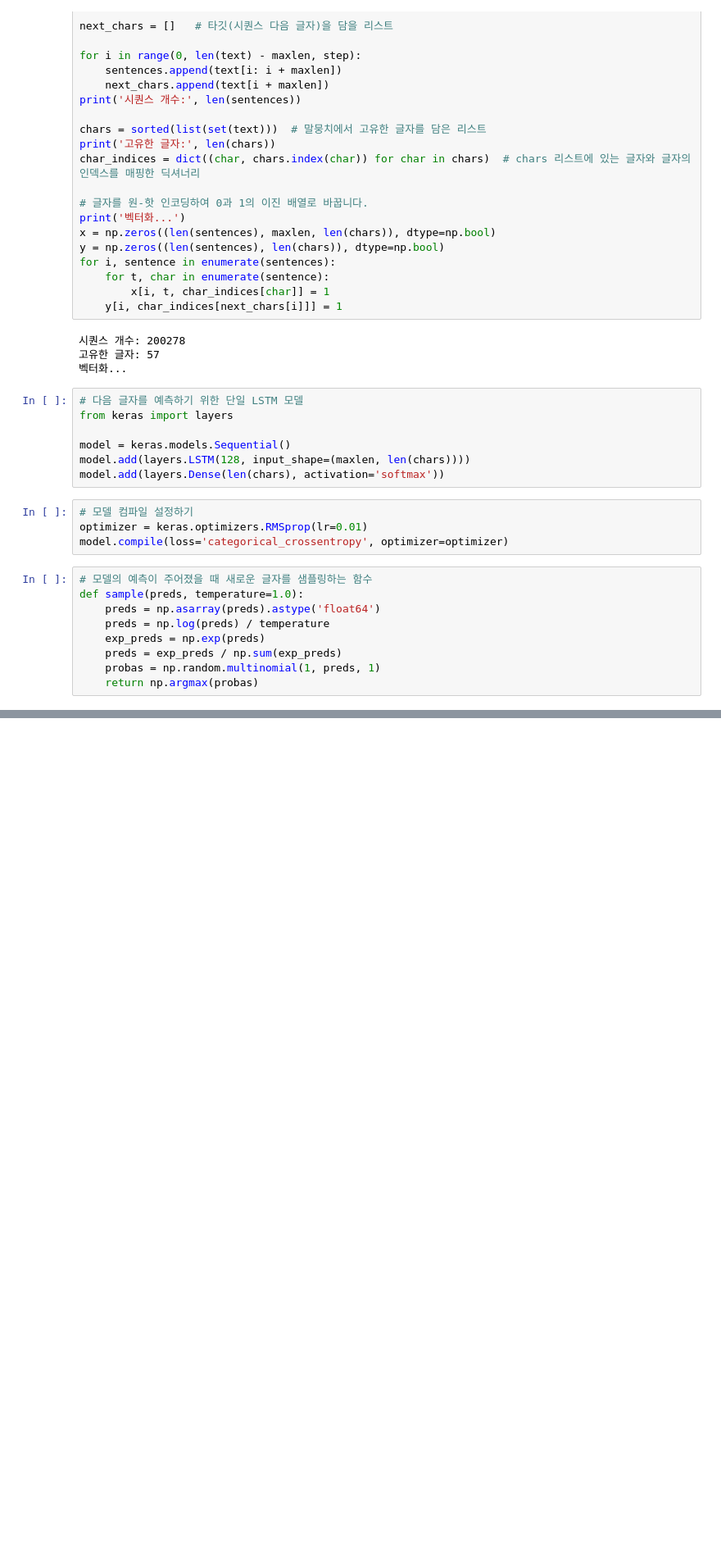
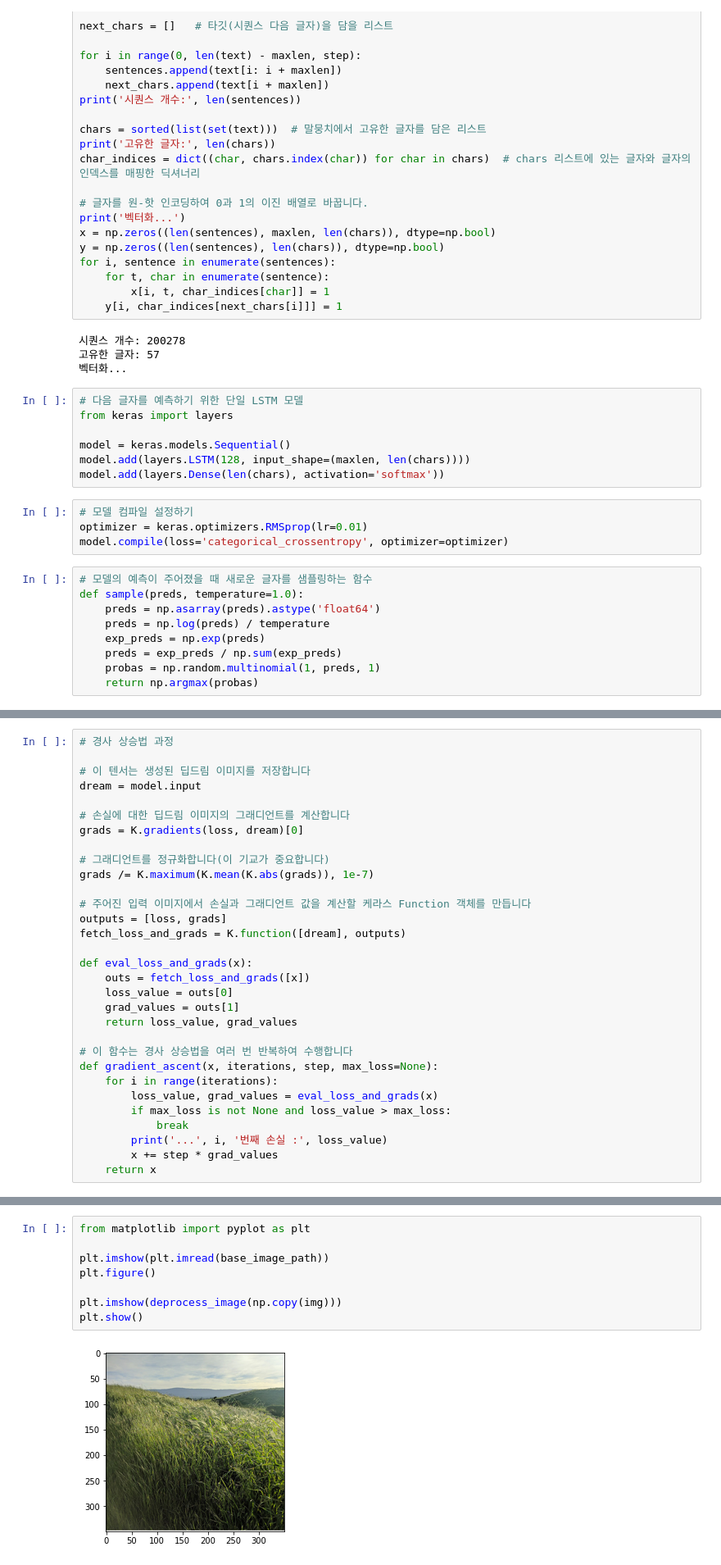
Before and after one commit to johnseo1026/TIL-H, a Jupyter notebook: 케라스 창시자에게 배우는 딥러닝/8_생성_모델을_위한_딥러닝.ipynb, the cells around one changed output, grey strips where cells are left out. Shown: that part at 82% size. Saved outputs shown, nothing was run; the diff lists cells and outputs as text; blank space fills up the shorter version.

```diff
--- a/케라스 창시자에게 배우는 딥러닝/8_생성_모델을_위한_딥러닝.ipynb
+++ b/케라스 창시자에게 배우는 딥러닝/8_생성_모델을_위한_딥러닝.ipynb
@@ -129,0 +189,31 @@ Epoch 1/1
+# %%
+# 경사 상승법 과정
+
+# 이 텐서는 생성된 딥드림 이미지를 저장합니다
+dream = model.input
+
+# 손실에 대한 딥드림 이미지의 그래디언트를 계산합니다
+grads = K.gradients(loss, dream)[0]
+
+# 그래디언트를 정규화합니다(이 기교가 중요합니다)
+grads /= K.maximum(K.mean(K.abs(grads)), 1e-7)
+
+# 주어진 입력 이미지에서 손실과 그래디언트 값을 계산할 케라스 Function 객체를 만듭니다
+outputs = [loss, grads]
+fetch_loss_and_grads = K.function([dream], outputs)
+
+def eval_loss_and_grads(x):
+    outs = fetch_loss_and_grads([x])
+    loss_value = outs[0]
+    grad_values = outs[1]
+    return loss_value, grad_values
+
+# 이 함수는 경사 상승법을 여러 번 반복하여 수행합니다
+def gradient_ascent(x, iterations, step, max_loss=None):
+    for i in range(iterations):
+        loss_value, grad_values = eval_loss_and_grads(x)
+        if max_loss is not None and loss_value > max_loss:
+            break
+        print('...', i, '번째 손실 :', loss_value)
+        x += step * grad_values
+    return x
@@ -129,0 +328,10 @@ Epoch 1/1
+# %%
+from matplotlib import pyplot as plt
+
+plt.imshow(plt.imread(base_image_path))
+plt.figure()
+
+plt.imshow(deprocess_image(np.copy(img)))
+plt.show()
+# %% [output]
+[figure, added]
```
Also changed, not shown: parts of 10 cells of this notebook.
